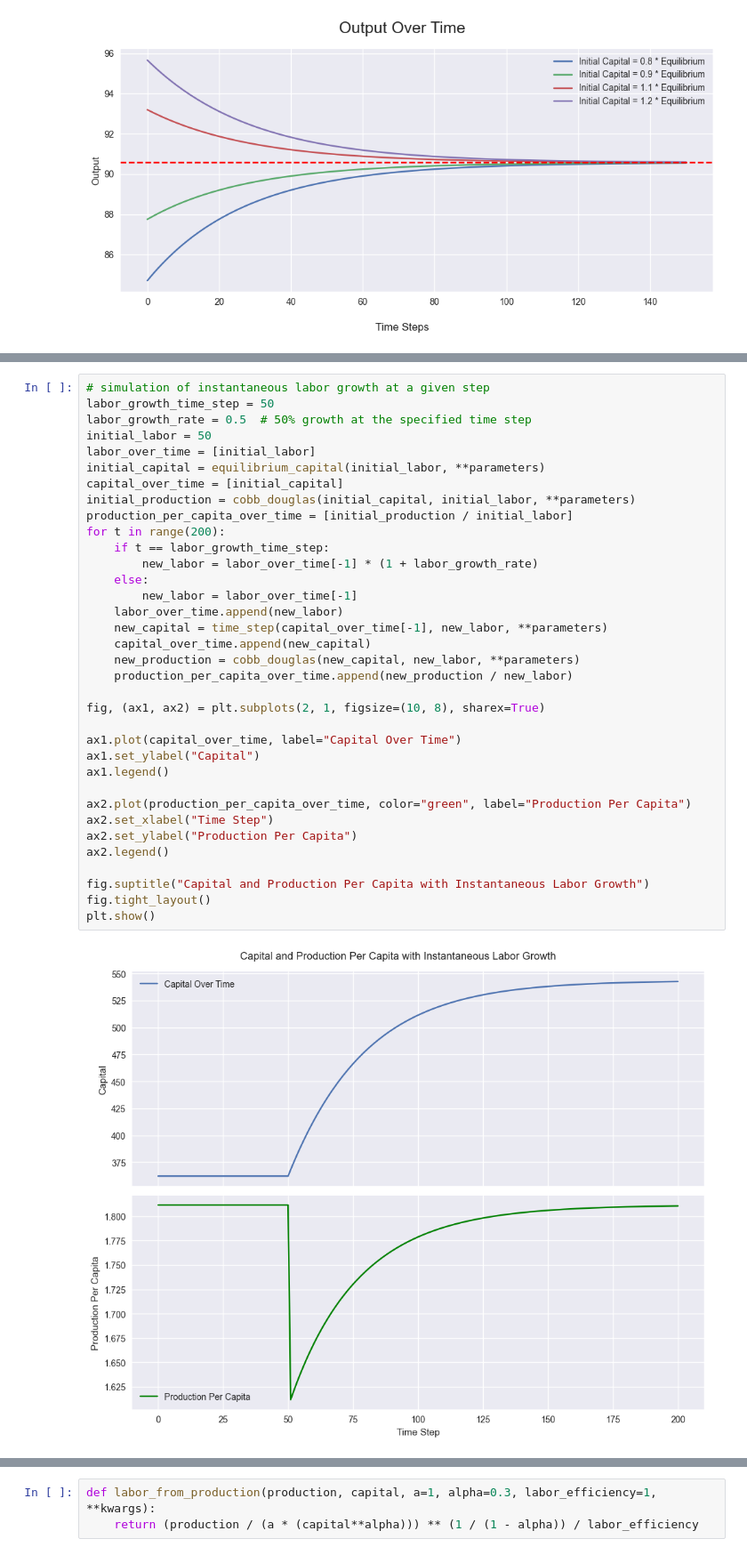
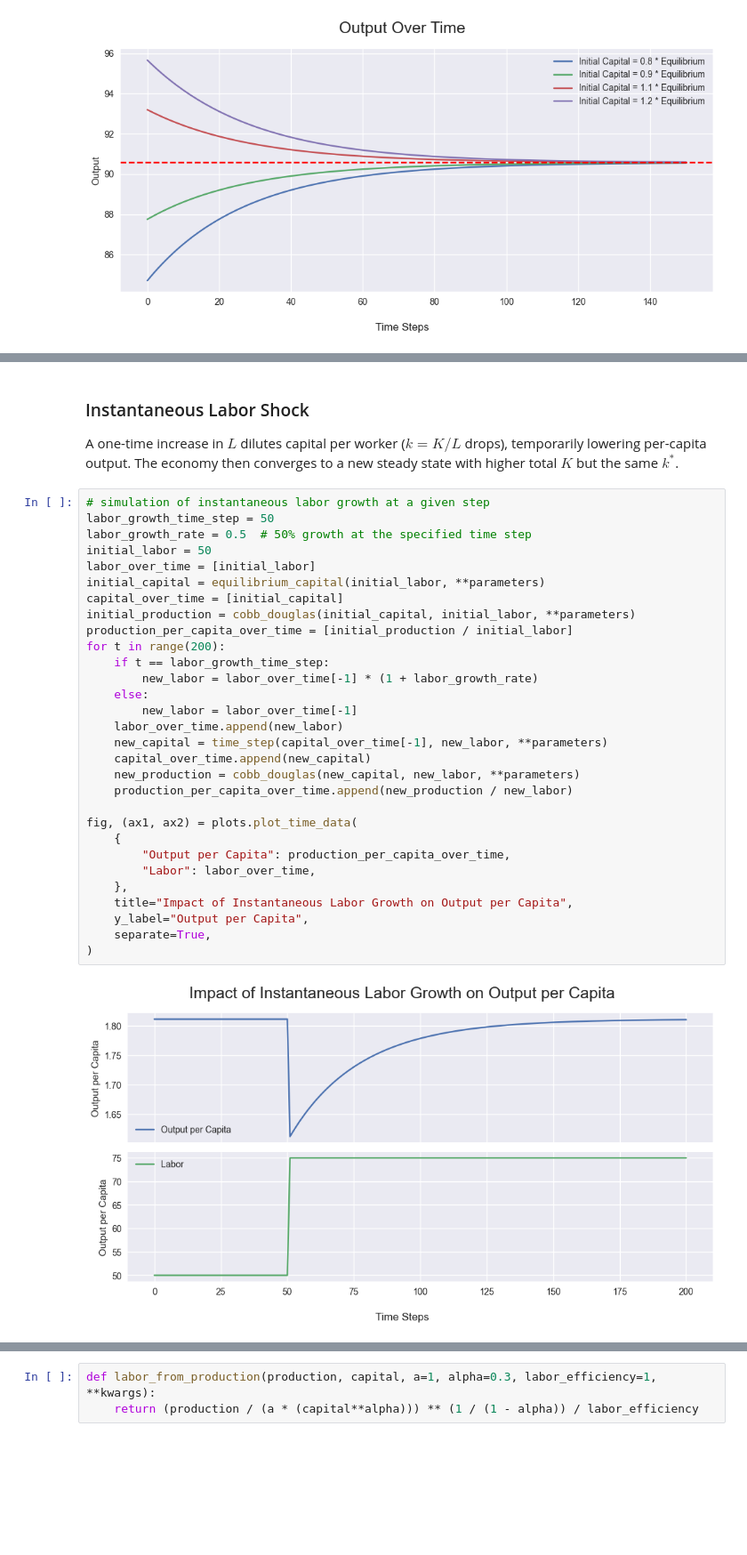
Before and after one commit to vincentropy/economic-growth-models, a Jupyter notebook: notebooks/basic_gdp_model.ipynb, the cells around one changed output, grey strips where cells are left out. Shown at 89% size. Cells and saved outputs as stored; diff of their text form; blank space fills up the shorter version.

```diff
--- a/notebooks/basic_gdp_model.ipynb
+++ b/notebooks/basic_gdp_model.ipynb
@@ -151,37 +187,36 @@ plt.show()
+# %% [markdown]
+### Instantaneous Labor Shock
+
+A one-time increase in $L$ dilutes capital per worker ($k = K/L$ drops), temporarily lowering per-capita output. The economy then converges to a new steady state with higher total $K$ but the same $k^*$.
 # %%
 # simulation of instantaneous labor growth at a given step
 labor_growth_time_step = 50
 labor_growth_rate = 0.5  # 50% growth at the specified time step
 initial_labor = 50
 labor_over_time = [initial_labor]
 initial_capital = equilibrium_capital(initial_labor, **parameters)
 capital_over_time = [initial_capital]
 initial_production = cobb_douglas(initial_capital, initial_labor, **parameters)
 production_per_capita_over_time = [initial_production / initial_labor]
 for t in range(200):
     if t == labor_growth_time_step:
         new_labor = labor_over_time[-1] * (1 + labor_growth_rate)
     else:
         new_labor = labor_over_time[-1]
     labor_over_time.append(new_labor)
     new_capital = time_step(capital_over_time[-1], new_labor, **parameters)
     capital_over_time.append(new_capital)
     new_production = cobb_douglas(new_capital, new_labor, **parameters)
     production_per_capita_over_time.append(new_production / new_labor)
 
-fig, (ax1, ax2) = plt.subplots(2, 1, figsize=(10, 8), sharex=True)
-
-ax1.plot(capital_over_time, label="Capital Over Time")
-ax1.set_ylabel("Capital")
-ax1.legend()
-
-ax2.plot(production_per_capita_over_time, color="green", label="Production Per Capita")
-ax2.set_xlabel("Time Step")
-ax2.set_ylabel("Production Per Capita")
-ax2.legend()
-
-fig.suptitle("Capital and Production Per Capita with Instantaneous Labor Growth")
-fig.tight_layout()
-plt.show()
+fig, (ax1, ax2) = plots.plot_time_data(
+    {
+        "Output per Capita": production_per_capita_over_time,
+        "Labor": labor_over_time,
+    },
+    title="Impact of Instantaneous Labor Growth on Output per Capita",
+    y_label="Output per Capita",
+    separate=True,
+)
 # %% [output]
-[figure, old version]
+[figure, new version]
```
Also changed, not shown: parts of 18 cells of this notebook.
